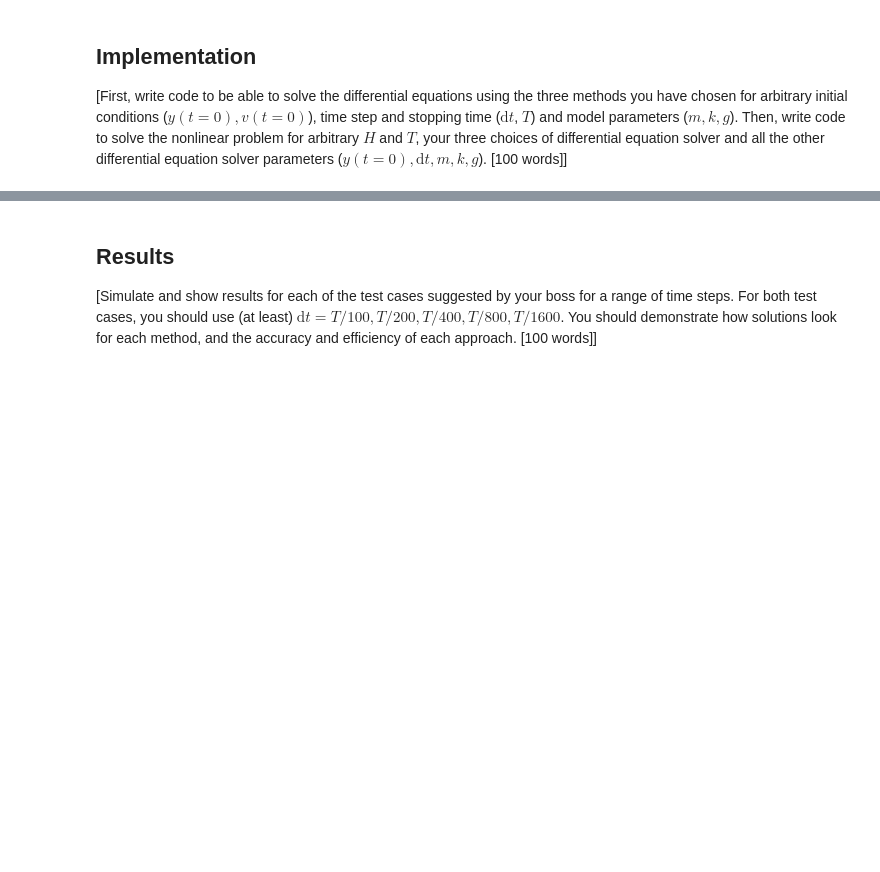
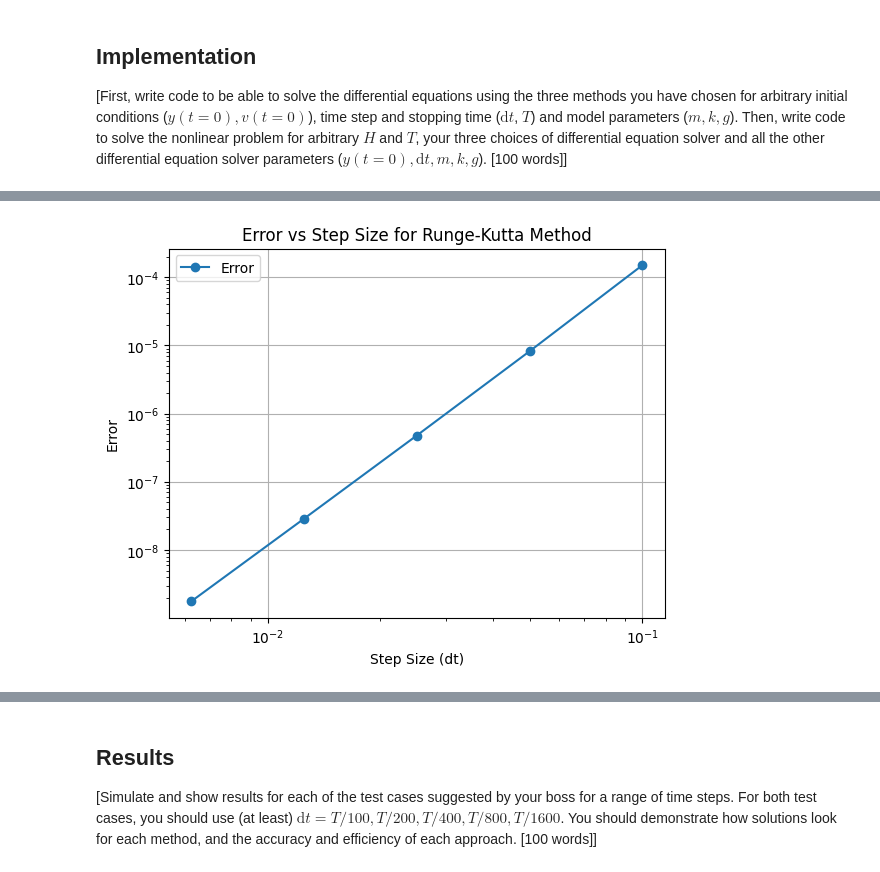
Before and after one commit to seifzogheibi/num-comp, a Jupyter notebook: template.ipynb, the cells around one changed output, grey strips where cells are left out. Cells and saved outputs as stored; diff of their text form; code cells hidden in the pictures; blank space fills up the shorter version.

```diff
--- a/template.ipynb
+++ b/template.ipynb
@@ -9,0 +205,13 @@ from solvers import solver
+# %%
+# Plot error vs step size
+plt.plot(dt_values, errors, 'o-', label="Error")
+plt.xscale("log")
+plt.yscale("log")
+plt.xlabel("Step Size (dt)")
+plt.ylabel("Error")
+plt.title("Error vs Step Size for Runge-Kutta Method")
+plt.legend()
+plt.grid()
+plt.show()
+# %% [output]
+[figure, added]
```
Also changed, not shown: parts of 15 cells of this notebook.
